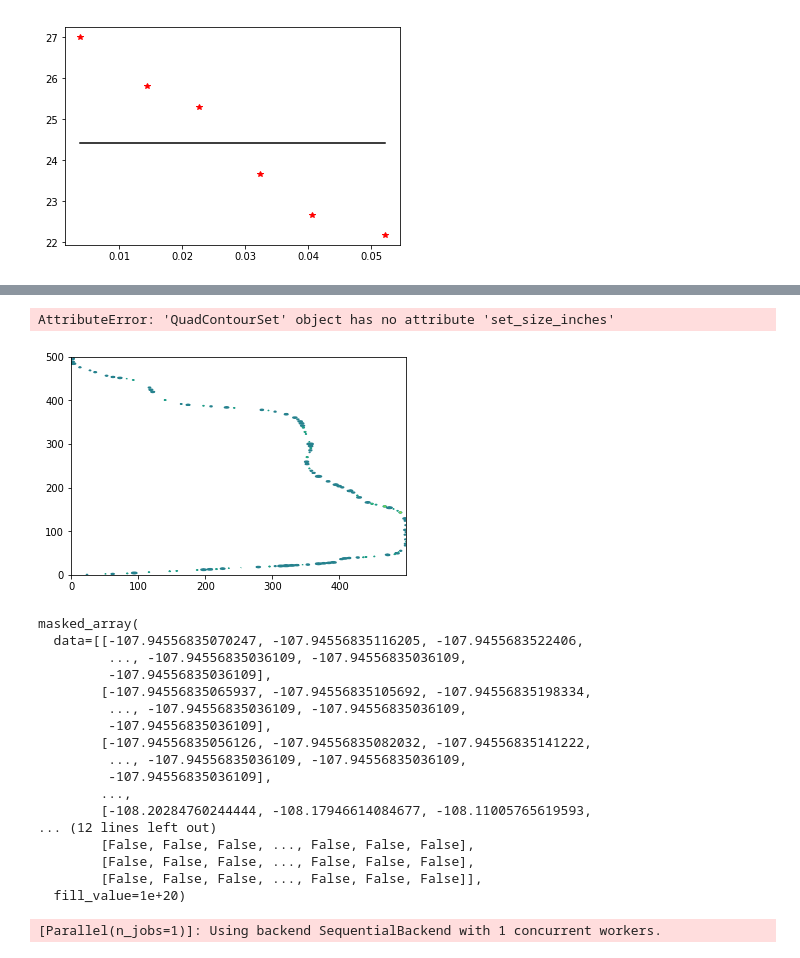
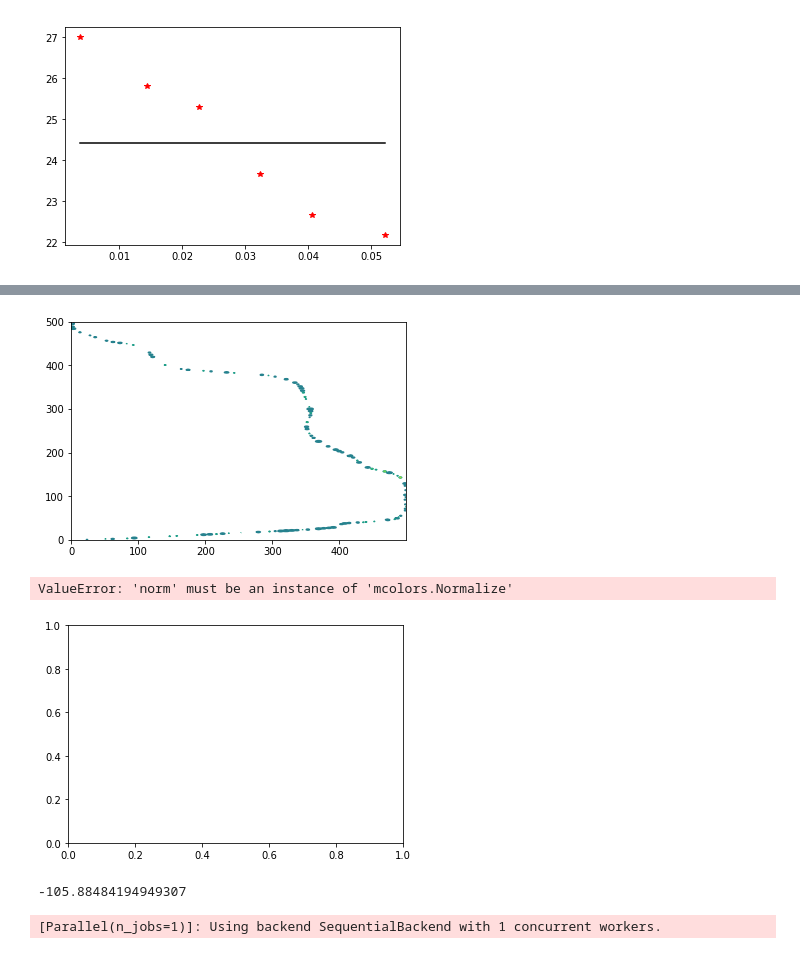
Before and after one commit to hwright-ucsb/tvws-solver, a Jupyter notebook: model_exp/kriging_experiments.ipynb, the cells around one changed output, grey strips where cells are left out. Drawn from its saved outputs; the diff is of its cells as text; code cells hidden in the pictures.

```diff
--- a/model_exp/kriging_experiments.ipynb
+++ b/model_exp/kriging_experiments.ipynb
@@ -74,31 +106,23 @@ z, ss = OK.execute('grid', lat_mesh, long_mesh)
 # Writes the kriged grid to an ASCII grid file.
 kt.write_asc_grid(lat_mesh, long_mesh, z, filename="output.asc")
 # %%
-cplot = plt.contour(z)
-cplot.set_size_inches(8,8)
+cplot = plt.contour(z.data)
 # %% [output]
-AttributeError: 'QuadContourSet' object has no attribute 'set_size_inches'
 [figure]
-# %%
-z
-# %% [output]
-masked_array(
-  data=[[-107.94556835070247, -107.94556835116205, -107.9455683522406,
-         ..., -107.94556835036109, -107.94556835036109,
-         -107.94556835036109],
-        [-107.94556835065937, -107.94556835105692, -107.94556835198334,
-         ..., -107.94556835036109, -107.94556835036109,
-         -107.94556835036109],
-        [-107.94556835056126, -107.94556835082032, -107.94556835141222,
-         ..., -107.94556835036109, -107.94556835036109,
-         -107.94556835036109],
-        ...,
-        [-108.20284760244444, -108.17946614084677, -108.11005765619593,
-... (12 lines left out)
-        [False, False, False, ..., False, False, False],
-        [False, False, False, ..., False, False, False],
-        [False, False, False, ..., False, False, False]],
-  fill_value=1e+20)
+# %%
+zmin = np.amin(z.data)
+zmax = np.amax(z.data)
+
+plt.imshow(z.data, cmap='hot', interpolation='nearest', norm=colors.Normalize) #vmax=zmax, vmin=zmin)
+plt.show()
+# %% [output]
+ValueError: 'norm' must be an instance of 'mcolors.Normalize'
+[figure, added]
+# %%
+zmin
+zmax
+# %% [output]
+-105.88484194949307
 # %%
 # 2D Kring param opt
 
```
Also changed, not shown: parts of 7 cells of this notebook, 4 other files.
